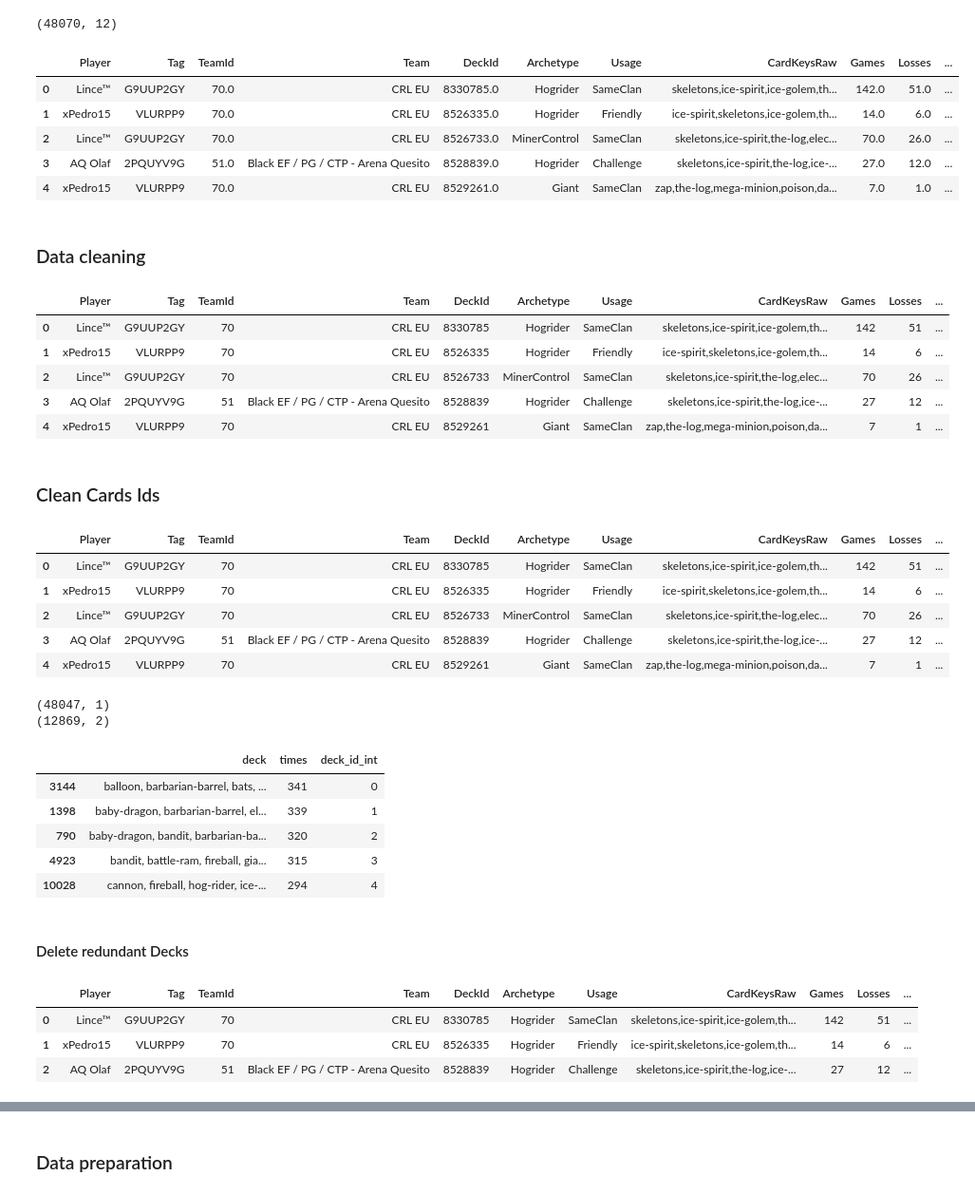
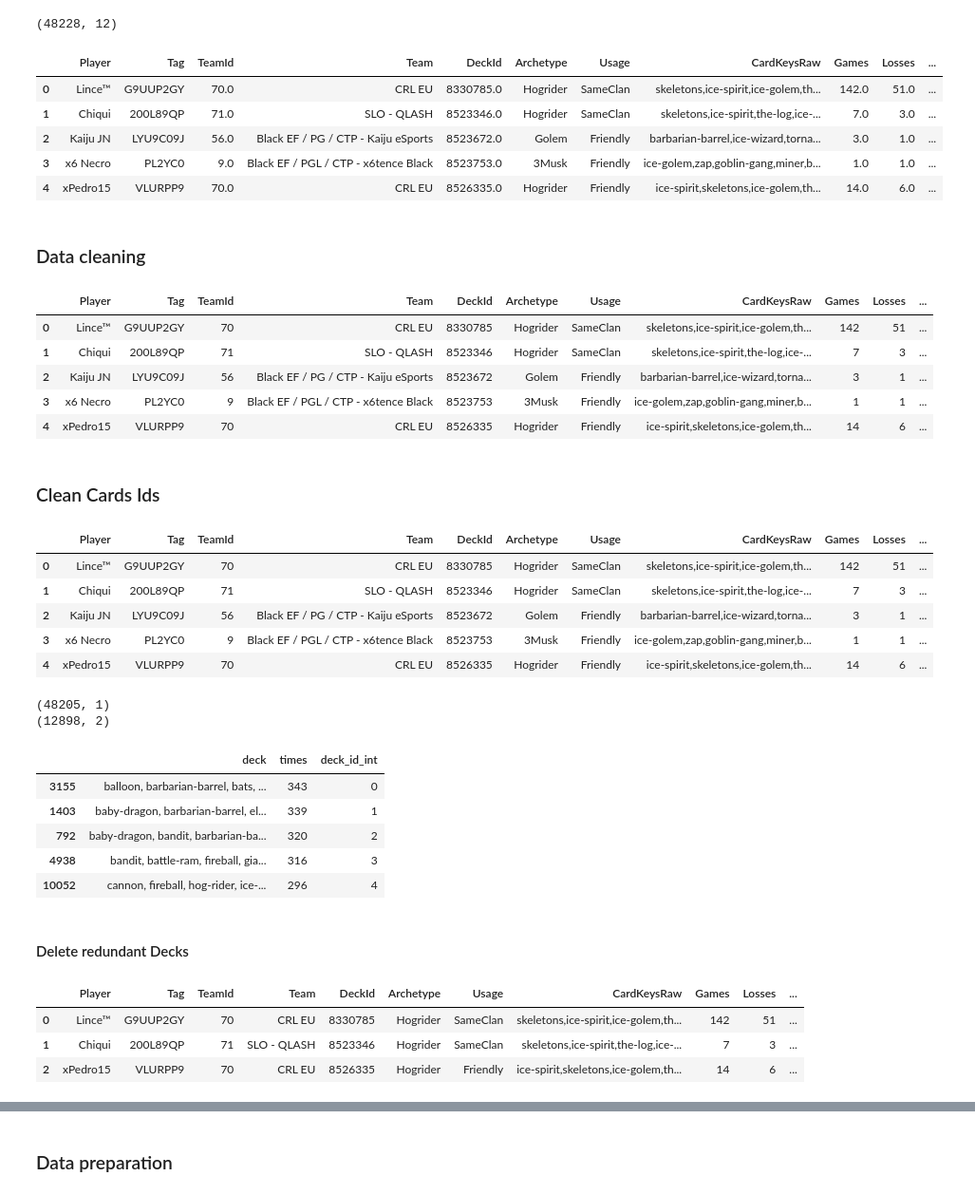
Before and after one commit to EnricRovira/ClashRoyale_DeckRecommender, a Jupyter notebook: Clash_Sequence_Predictor.ipynb, the cells around one changed output, grey strips where cells are left out. Shown at 95% size. Saved outputs shown, nothing was run; the diff lists cells and outputs as text; code cells hidden in the pictures.

```diff
--- a/Clash_Sequence_Predictor.ipynb
+++ b/Clash_Sequence_Predictor.ipynb
@@ -32,15 +34,15 @@ pd.set_option('max_colwidth', -1)
 # %%
-data_original = pd.read_csv('seq_rec.csv', sep = ';')
+data_original = pd.read_csv('data_seq.csv', sep = ';')
 print(data_original.shape)
 data_original.head()
 # %% [output]
-(48070, 12)
+(48228, 12)
 |  | Player | Tag | TeamId | Team | DeckId | Archetype | Usage | CardKeysRaw | Games | Losses | ... |
 | 0 | Lince™ | G9UUP2GY | 70.0 | CRL EU | 8330785.0 | Hogrider | SameClan | skeletons,ice-spirit,ice-golem,th... | 142.0 | 51.0 | ... |
-| 1 | xPedro15 | VLURPP9 | 70.0 | CRL EU | 8526335.0 | Hogrider | Friendly | ice-spirit,skeletons,ice-golem,th... | 14.0 | 6.0 | ... |
-| 2 | Lince™ | G9UUP2GY | 70.0 | CRL EU | 8526733.0 | MinerControl | SameClan | skeletons,ice-spirit,the-log,elec... | 70.0 | 26.0 | ... |
-| 3 | AQ Olaf | 2PQUYV9G | 51.0 | Black EF / PG / CTP - Arena Quesito | 8528839.0 | Hogrider | Challenge | skeletons,ice-spirit,the-log,ice-... | 27.0 | 12.0 | ... |
-| 4 | xPedro15 | VLURPP9 | 70.0 | CRL EU | 8529261.0 | Giant | SameClan | zap,the-log,mega-minion,poison,da... | 7.0 | 1.0 | ... |
+| 1 | Chiqui | 200L89QP | 71.0 | SLO - QLASH | 8523346.0 | Hogrider | SameClan | skeletons,ice-spirit,the-log,ice-... | 7.0 | 3.0 | ... |
+| 2 | Kaiju JN | LYU9C09J | 56.0 | Black EF / PG / CTP - Kaiju eSports | 8523672.0 | Golem | Friendly | barbarian-barrel,ice-wizard,torna... | 3.0 | 1.0 | ... |
+| 3 | x6 Necro | PL2YC0 | 9.0 | Black EF / PGL / CTP - x6tence Black | 8523753.0 | 3Musk | Friendly | ice-golem,zap,goblin-gang,miner,b... | 1.0 | 1.0 | ... |
+| 4 | xPedro15 | VLURPP9 | 70.0 | CRL EU | 8526335.0 | Hogrider | Friendly | ice-spirit,skeletons,ice-golem,th... | 14.0 | 6.0 | ... |
 # %% [markdown]
 ### Data cleaning
 # %%
@@ -55,10 +57,10 @@ data_original.head()
 # %% [output]
 |  | Player | Tag | TeamId | Team | DeckId | Archetype | Usage | CardKeysRaw | Games | Losses | ... |
 | 0 | Lince™ | G9UUP2GY | 70 | CRL EU | 8330785 | Hogrider | SameClan | skeletons,ice-spirit,ice-golem,th... | 142 | 51 | ... |
-| 1 | xPedro15 | VLURPP9 | 70 | CRL EU | 8526335 | Hogrider | Friendly | ice-spirit,skeletons,ice-golem,th... | 14 | 6 | ... |
-| 2 | Lince™ | G9UUP2GY | 70 | CRL EU | 8526733 | MinerControl | SameClan | skeletons,ice-spirit,the-log,elec... | 70 | 26 | ... |
-| 3 | AQ Olaf | 2PQUYV9G | 51 | Black EF / PG / CTP - Arena Quesito | 8528839 | Hogrider | Challenge | skeletons,ice-spirit,the-log,ice-... | 27 | 12 | ... |
-| 4 | xPedro15 | VLURPP9 | 70 | CRL EU | 8529261 | Giant | SameClan | zap,the-log,mega-minion,poison,da... | 7 | 1 | ... |
+| 1 | Chiqui | 200L89QP | 71 | SLO - QLASH | 8523346 | Hogrider | SameClan | skeletons,ice-spirit,the-log,ice-... | 7 | 3 | ... |
+| 2 | Kaiju JN | LYU9C09J | 56 | Black EF / PG / CTP - Kaiju eSports | 8523672 | Golem | Friendly | barbarian-barrel,ice-wizard,torna... | 3 | 1 | ... |
+| 3 | x6 Necro | PL2YC0 | 9 | Black EF / PGL / CTP - x6tence Black | 8523753 | 3Musk | Friendly | ice-golem,zap,goblin-gang,miner,b... | 1 | 1 | ... |
+| 4 | xPedro15 | VLURPP9 | 70 | CRL EU | 8526335 | Hogrider | Friendly | ice-spirit,skeletons,ice-golem,th... | 14 | 6 | ... |
 # %% [markdown]
 ### Clean Cards Ids
 # %%
@@ -69,10 +71,10 @@ data_original.head()
 # %% [output]
 |  | Player | Tag | TeamId | Team | DeckId | Archetype | Usage | CardKeysRaw | Games | Losses | ... |
 | 0 | Lince™ | G9UUP2GY | 70 | CRL EU | 8330785 | Hogrider | SameClan | skeletons,ice-spirit,ice-golem,th... | 142 | 51 | ... |
-| 1 | xPedro15 | VLURPP9 | 70 | CRL EU | 8526335 | Hogrider | Friendly | ice-spirit,skeletons,ice-golem,th... | 14 | 6 | ... |
-| 2 | Lince™ | G9UUP2GY | 70 | CRL EU | 8526733 | MinerControl | SameClan | skeletons,ice-spirit,the-log,elec... | 70 | 26 | ... |
-| 3 | AQ Olaf | 2PQUYV9G | 51 | Black EF / PG / CTP - Arena Quesito | 8528839 | Hogrider | Challenge | skeletons,ice-spirit,the-log,ice-... | 27 | 12 | ... |
-| 4 | xPedro15 | VLURPP9 | 70 | CRL EU | 8529261 | Giant | SameClan | zap,the-log,mega-minion,poison,da... | 7 | 1 | ... |
+| 1 | Chiqui | 200L89QP | 71 | SLO - QLASH | 8523346 | Hogrider | SameClan | skeletons,ice-spirit,the-log,ice-... | 7 | 3 | ... |
+| 2 | Kaiju JN | LYU9C09J | 56 | Black EF / PG / CTP - Kaiju eSports | 8523672 | Golem | Friendly | barbarian-barrel,ice-wizard,torna... | 3 | 1 | ... |
+| 3 | x6 Necro | PL2YC0 | 9 | Black EF / PGL / CTP - x6tence Black | 8523753 | 3Musk | Friendly | ice-golem,zap,goblin-gang,miner,b... | 1 | 1 | ... |
+| 4 | xPedro15 | VLURPP9 | 70 | CRL EU | 8526335 | Hogrider | Friendly | ice-spirit,skeletons,ice-golem,th... | 14 | 6 | ... |
 # %%
 Decks = pd.DataFrame({'deck':data_original['CardKeysRawSorted']})
 print(Decks.shape)
@@ -82,14 +84,14 @@ print(Decks.shape)
 Decks['deck_id_int'] = [id for id in range(Decks.shape[0])]
 Decks.head()
 # %% [output]
-(48047, 1)
-(12869, 2)
+(48205, 1)
+(12898, 2)
 |  | deck | times | deck_id_int |
-| 3144 | balloon, barbarian-barrel, bats, ... | 341 | 0 |
-| 1398 | baby-dragon, barbarian-barrel, el... | 339 | 1 |
-| 790 | baby-dragon, bandit, barbarian-ba... | 320 | 2 |
-| 4923 | bandit, battle-ram, fireball, gia... | 315 | 3 |
-| 10028 | cannon, fireball, hog-rider, ice-... | 294 | 4 |
+| 3155 | balloon, barbarian-barrel, bats, ... | 343 | 0 |
+| 1403 | baby-dragon, barbarian-barrel, el... | 339 | 1 |
+| 792 | baby-dragon, bandit, barbarian-ba... | 320 | 2 |
+| 4938 | bandit, battle-ram, fireball, gia... | 316 | 3 |
+| 10052 | cannon, fireball, hog-rider, ice-... | 296 | 4 |
 # %% [markdown]
 #### Delete redundant Decks
 # %%
@@ -98,8 +100,8 @@ data_original.head(3)
 # %% [output]
 |  | Player | Tag | TeamId | Team | DeckId | Archetype | Usage | CardKeysRaw | Games | Losses | ... |
 | 0 | Lince™ | G9UUP2GY | 70 | CRL EU | 8330785 | Hogrider | SameClan | skeletons,ice-spirit,ice-golem,th... | 142 | 51 | ... |
-| 1 | xPedro15 | VLURPP9 | 70 | CRL EU | 8526335 | Hogrider | Friendly | ice-spirit,skeletons,ice-golem,th... | 14 | 6 | ... |
-| 2 | AQ Olaf | 2PQUYV9G | 51 | Black EF / PG / CTP - Arena Quesito | 8528839 | Hogrider | Challenge | skeletons,ice-spirit,the-log,ice-... | 27 | 12 | ... |
+| 1 | Chiqui | 200L89QP | 71 | SLO - QLASH | 8523346 | Hogrider | SameClan | skeletons,ice-spirit,the-log,ice-... | 7 | 3 | ... |
+| 2 | xPedro15 | VLURPP9 | 70 | CRL EU | 8526335 | Hogrider | Friendly | ice-spirit,skeletons,ice-golem,th... | 14 | 6 | ... |
 # %%
 indexNames = data_original[(data_original.Games == 1) & (data_original.times == 1)].index
 data_original.drop(axis = 0, index = indexNames, inplace = True)
```
Also changed, not shown: parts of 13 cells of this notebook.
